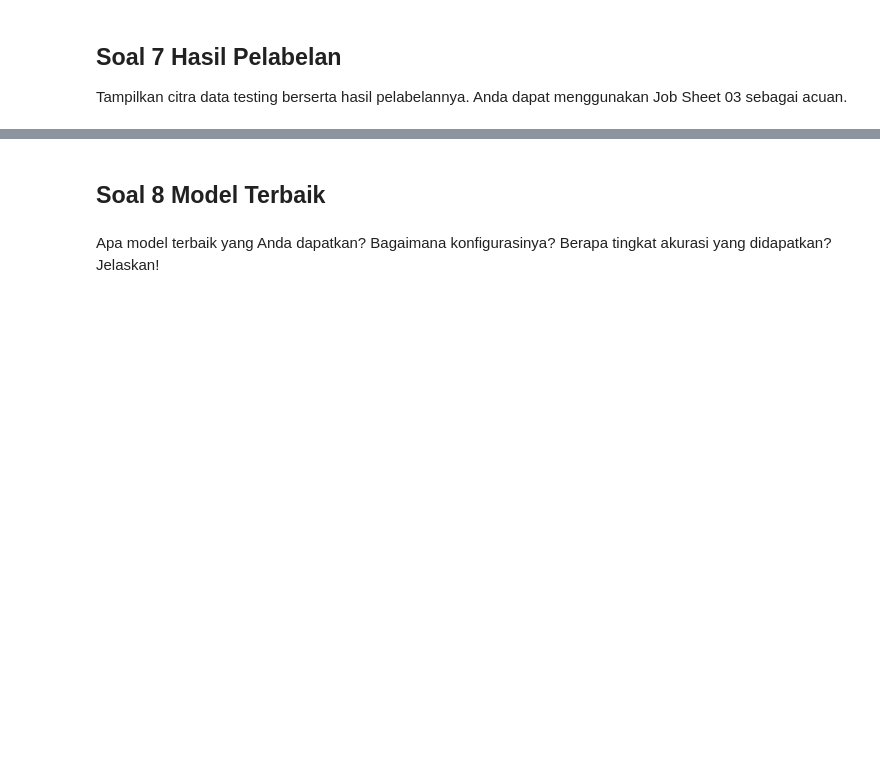
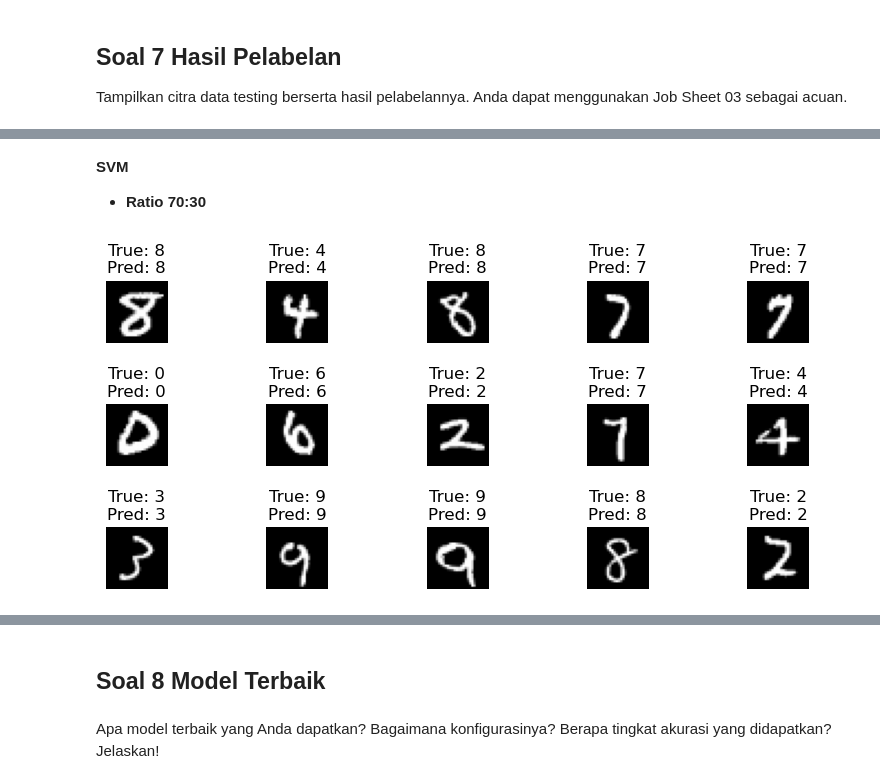
Before and after one commit to alvianfirdaus/Kelompok3_ML, a Jupyter notebook: Kuis 1/Pembelajaran Mesin - Kuis 1.ipynb, the cells around one changed output, grey strips where cells are left out. Cells and saved outputs as stored; diff of their text form; code cells hidden in the pictures; blank space fills up the shorter version.

```diff
--- a/Kuis 1/Pembelajaran Mesin - Kuis 1.ipynb
+++ b/Kuis 1/Pembelajaran Mesin - Kuis 1.ipynb
@@ -597,0 +642,30 @@ Classification Report (Naive Bayes):
+# %% [markdown]
+**SVM**
+
+- **Ratio 70:30**
+# %%
+# Mengubah data citra menjadi bentuk yang sesuai (28x28 pixel)
+images = X_test_30.reshape(-1, 28, 28)
+
+# Menampilkan 15 citra beserta labelnya
+plt.figure(figsize=(10, 4))
+plt.subplots_adjust(hspace=1)
+for i in range(15):
+    plt.subplot(3, 5, i + 1)
+    plt.imshow(images[i], cmap='gray')
+
+    true_label = y_test_30.iloc[i] if isinstance(y_test_30, pd.Series) else y_test_30[i]
+    pred_label = y_pred_svm_70.iloc[i] if isinstance(y_pred_svm_70, pd.Series) else y_pred_svm_70[i]
+
+    if true_label == pred_label:
+        text_color = 'black'
+    else:
+        text_color = 'red'
+
+    plt.title(f"True: {true_label}\nPred: {pred_label}", color=text_color)
+    plt.axis('off')
+
+# Tambahkan hasil evaluasi
+plt.show()
+# %% [output]
+[figure, added]
```
Also changed, not shown: parts of 16 cells of this notebook, 1 other file.
